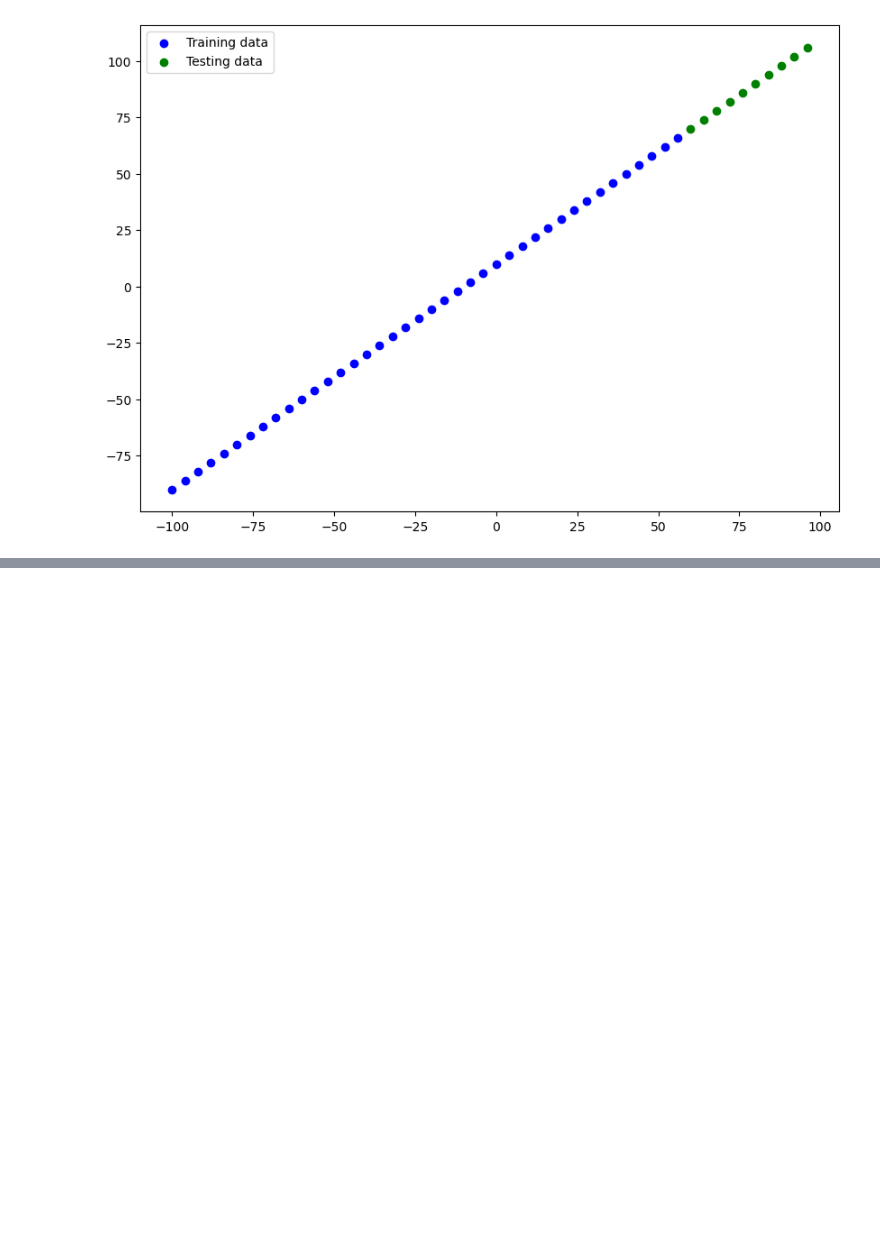
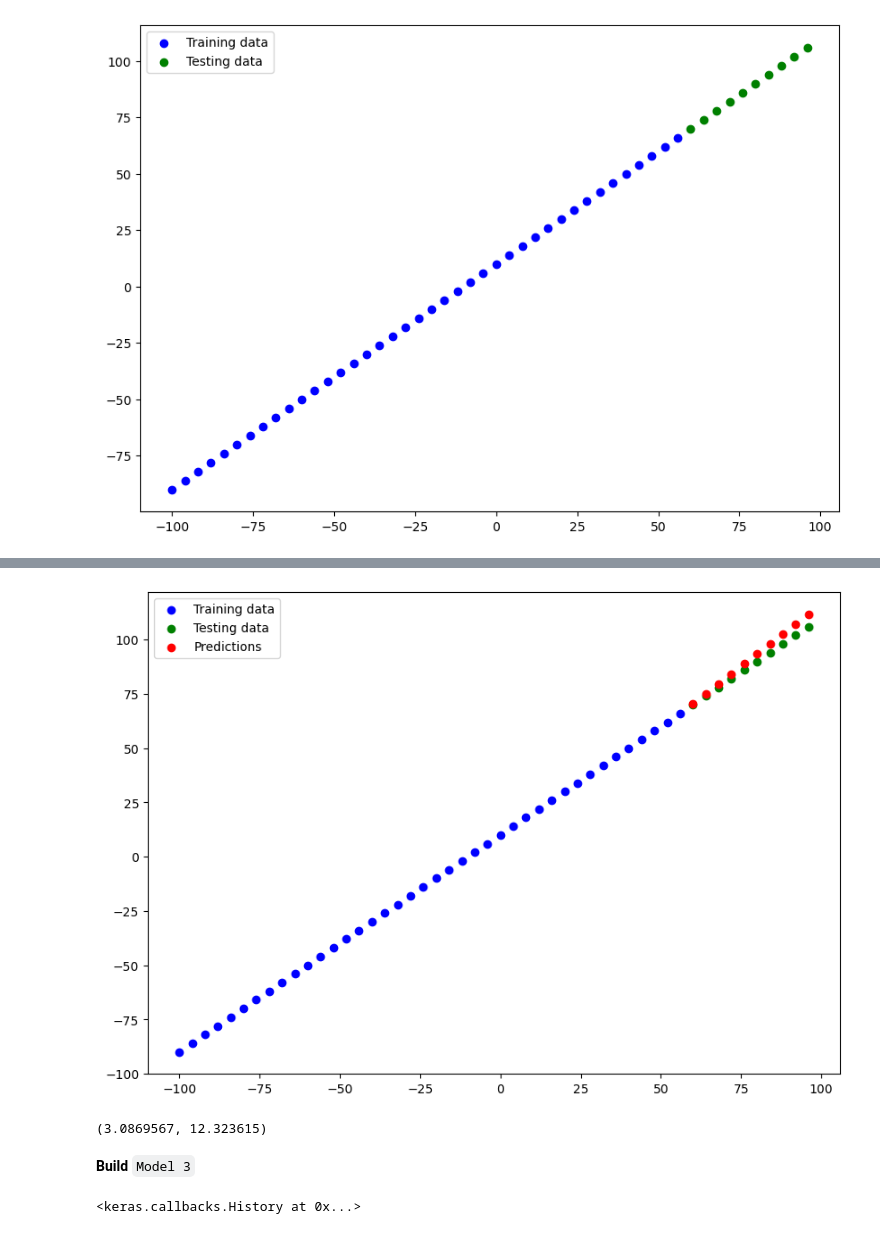
Before and after one commit to heebyyy/tensorflow_fundamentals, a Jupyter notebook: neural network regression with tensorflow.ipynb, the cells around one changed output, grey strips where cells are left out. Drawn from its saved outputs; the diff is of its cells as text; code cells hidden in the pictures; blank space fills up the shorter version.

```diff
--- a/neural network regression with tensorflow.ipynb
+++ b/neural network regression with tensorflow.ipynb
@@ -289,0 +608,5 @@ plt.legend();
+# %%
+# Make and plot predictions for model_2
+y_preds_2 = model_2.predict(X_test)
+plot_predictions(predictions=y_preds_2)
+# %% [output]
@@ -289,0 +614,29 @@ plt.legend();
+[figure, added]
+# %%
+# Calculate model_2 metrics
+mae_2 = mae(y_test, y_preds_2.squeeze()).numpy()
+mse_2 = mse(y_test, y_preds_2.squeeze()).numpy()
+mae_2, mse_2
+# %% [output]
+(3.0869567, 12.323615)
+# %% [markdown]
+**Build** `Model 3`
+# %%
+# Set random seed
+tf.random.set_seed(42)
+
+# Replicate model_2
+model_3 = tf.keras.Sequential([
+  tf.keras.layers.Dense(1),
+  tf.keras.layers.Dense(1)
+])
+
+# Compile the model
+model_3.compile(loss=tf.keras.losses.mae,
+                optimizer=tf.keras.optimizers.SGD(),
+                metrics=['mae'])
+
+# Fit the model (this time for 500 epochs, not 100)
+model_3.fit(tf.expand_dims(X_train, axis=-1), y_train, epochs=500, verbose=0) # set verbose to 0 for less output
+# %% [output]
+<keras.callbacks.History at 0x...>
```
Also changed, not shown: parts of 55 cells of this notebook, 6 other files.
